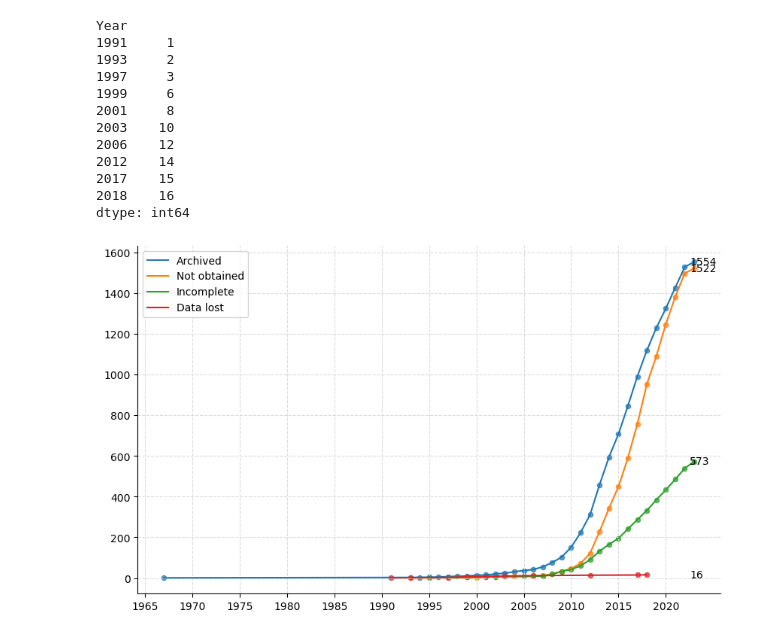
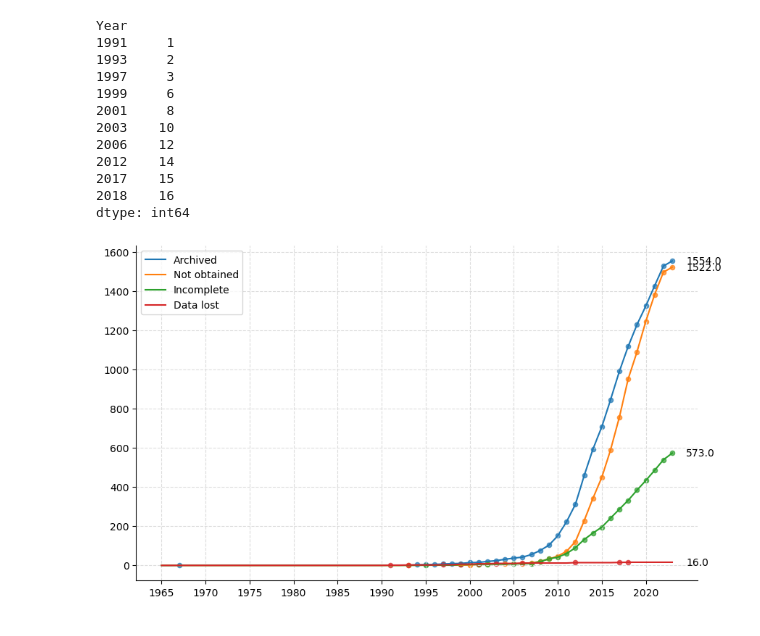
Before and after one commit to PBrockmann/PANGAEA_Scraping, a Jupyter notebook: PANGAEA_IncludedNotIncluded_cumulativePapers_01.ipynb, the cells around one changed output. Cells and saved outputs as stored; diff of their text form; code cells hidden in the pictures.

Commit message:
Change cumulative plot

```diff
--- a/PANGAEA_IncludedNotIncluded_cumulativePapers_01.ipynb
+++ b/PANGAEA_IncludedNotIncluded_cumulativePapers_01.ipynb
@@ -82,38 +83,44 @@ dtype: int64
 # %%
 fig, ax = plt.subplots(figsize=[10,6])
 
 scatterSize = 20
 
 #==============================
-ax.plot(a1, label="Archived")
-ax.scatter(x=a1.index, y=a1, marker='o', alpha=0.7, s=scatterSize)
+a1 = a.groupby('Year').size()
+b1 = b.groupby('Year').size()
+c1 = c.groupby('Year').size()
+d1 = d.groupby('Year').size()
+
 #==============================
-ax.plot(b1, label="Not obtained")
-ax.scatter(x=b1.index, y=b1, marker='o', alpha=0.7, s=scatterSize)
+ax.plot(a1.reindex(np.arange(1965,2024)).fillna(0).cumsum(), label="Archived")
+ax.scatter(x=a1.index, y=a1.cumsum(), marker='o', alpha=0.7, s=scatterSize)
 #==============================
-ax.plot(c1, label="Incomplete")
-ax.scatter(x=c1.index, y=c1, marker='o', alpha=0.7, s=scatterSize)
+ax.plot(b1.reindex(np.arange(1965,2024)).fillna(0).cumsum(), label="Not obtained")
+ax.scatter(x=b1.index, y=b1.cumsum(), marker='o', alpha=0.7, s=scatterSize)
 #==============================
-ax.plot(d1, label="Data lost")
-ax.scatter(x=d1.index, y=d1, marker='o', alpha=0.7, s=scatterSize)
+ax.plot(c1.reindex(np.arange(1965,2024)).fillna(0).cumsum(), label="Incomplete")
+ax.scatter(x=c1.index, y=c1.cumsum(), marker='o', alpha=0.7, s=scatterSize)
+#==============================
+ax.plot(d1.reindex(np.arange(1965,2024)).fillna(0).cumsum(), label="Data lost")
+ax.scatter(x=d1.index, y=d1.cumsum(), marker='o', alpha=0.7, s=scatterSize)
 
 #==============================
 for l in ax.lines:
     x,y = l.get_data()
     ax.annotate(y[-1],
-                xy=(2022, y[-1]),
+                xy=(2024, y[-1]),
                 ha='left', va='center',
                 xytext=(5, 0), textcoords='offset points', fontsize=10)
 
 #==============================
 ax.grid(axis='both', zorder=0, color='gainsboro', linestyle='--')
 ax.legend()
 #ax.set_xlim(1965, 2025)
 ax.xaxis.set_ticks(np.arange(1965, 2025, 5))
 
 ax.spines['right'].set_visible(False)
 ax.spines['top'].set_visible(False)
 
 plt.show()
 # %% [output]
-[figure, old version]
+[figure, new version]
```
Also changed, not shown: parts of 2 cells of this notebook.
